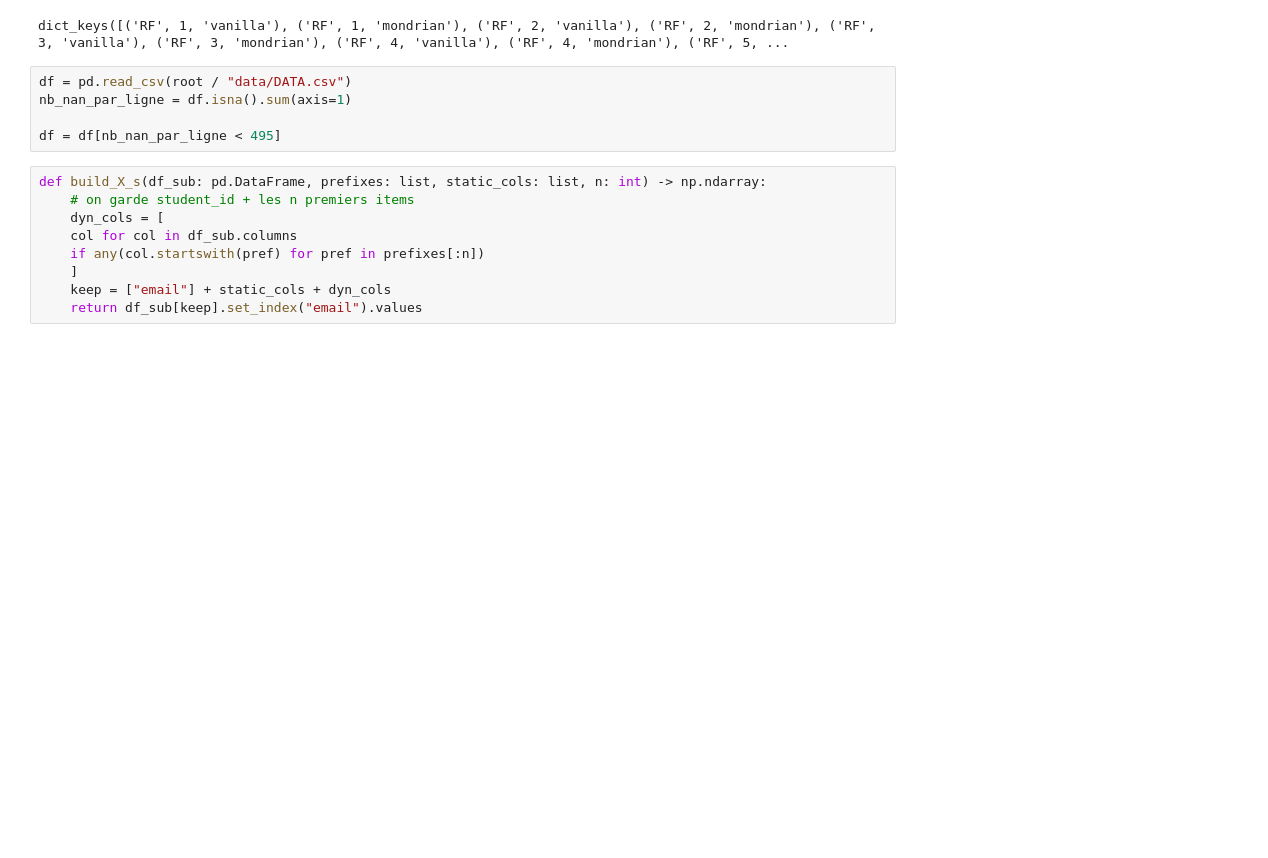
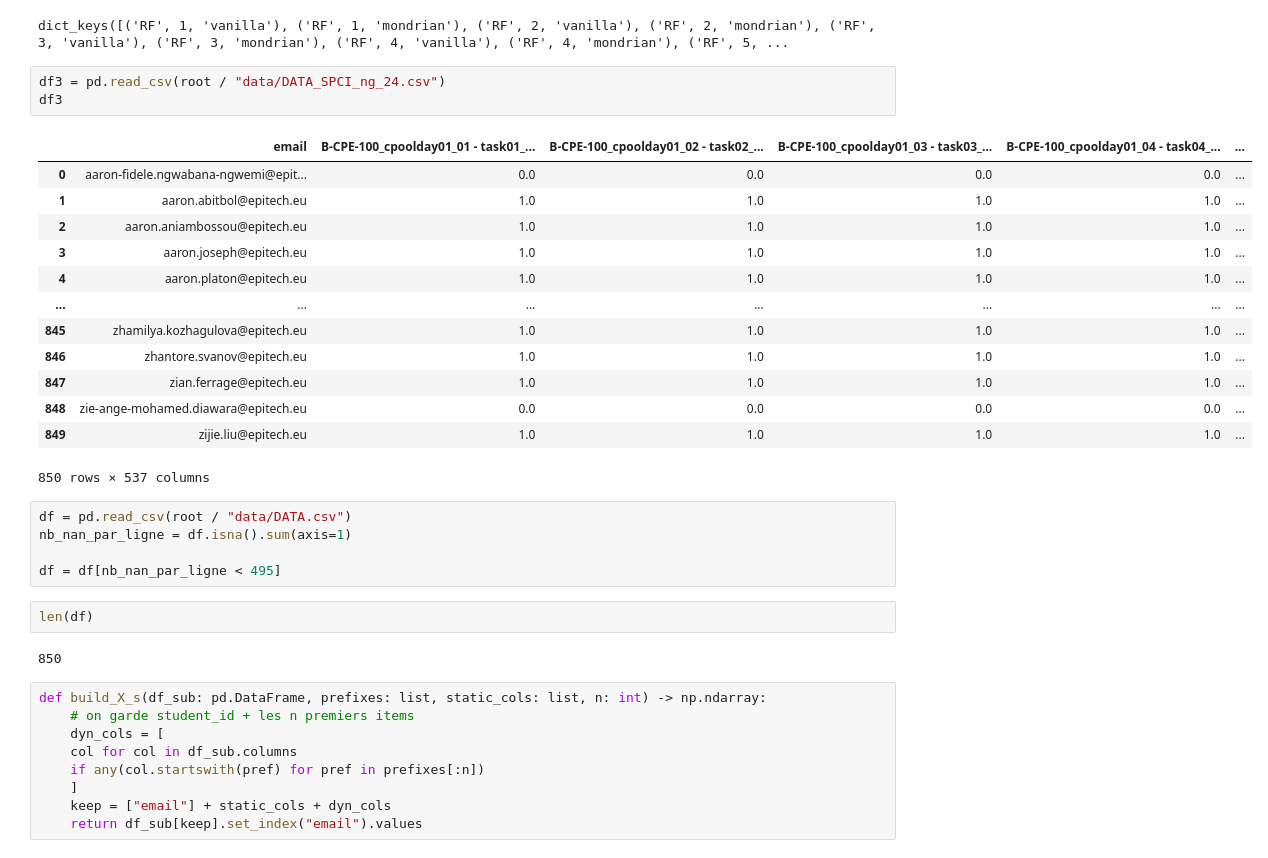
Before and after one commit to antoncrd/pedagogia-dropout-prediction_2025-2026, a Jupyter notebook: src/tests.ipynb, the cells around one changed output. Saved outputs shown, nothing was run; the diff lists cells and outputs as text; blank space fills up the shorter version.

```diff
--- a/src/tests.ipynb
+++ b/src/tests.ipynb
@@ -25,11 +190,32 @@ dict
 obj2.keys()
 # %% [output]
 dict_keys([('RF', 1, 'vanilla'), ('RF', 1, 'mondrian'), ('RF', 2, 'vanilla'), ('RF', 2, 'mondrian'), ('RF', 3, 'vanilla'), ('RF', 3, 'mondrian'), ('RF', 4, 'vanilla'), ('RF', 4, 'mondrian'), ('RF', 5, ...
+# %%
+df3 = pd.read_csv(root / "data/DATA_SPCI_ng_24.csv")
+df3
+# %% [output]
+|  | email | B-CPE-100_cpoolday01_01 - task01_... | B-CPE-100_cpoolday01_02 - task02_... | B-CPE-100_cpoolday01_03 - task03_... | B-CPE-100_cpoolday01_04 - task04_... | ... |
+| 0 | aaron-fidele.ngwabana-ngwemi@epit... | 0.0 | 0.0 | 0.0 | 0.0 | ... |
+| 1 | aaron.abitbol@epitech.eu | 1.0 | 1.0 | 1.0 | 1.0 | ... |
+| 2 | aaron.aniambossou@epitech.eu | 1.0 | 1.0 | 1.0 | 1.0 | ... |
+| 3 | aaron.joseph@epitech.eu | 1.0 | 1.0 | 1.0 | 1.0 | ... |
+| 4 | aaron.platon@epitech.eu | 1.0 | 1.0 | 1.0 | 1.0 | ... |
+| ... | ... | ... | ... | ... | ... | ... |
+| 845 | zhamilya.kozhagulova@epitech.eu | 1.0 | 1.0 | 1.0 | 1.0 | ... |
+| 846 | zhantore.svanov@epitech.eu | 1.0 | 1.0 | 1.0 | 1.0 | ... |
+| 847 | zian.ferrage@epitech.eu | 1.0 | 1.0 | 1.0 | 1.0 | ... |
+| 848 | zie-ange-mohamed.diawara@epitech.eu | 0.0 | 0.0 | 0.0 | 0.0 | ... |
+| 849 | zijie.liu@epitech.eu | 1.0 | 1.0 | 1.0 | 1.0 | ... |
+850 rows × 537 columns
 # %%
 df = pd.read_csv(root / "data/DATA.csv")
 nb_nan_par_ligne = df.isna().sum(axis=1)
 
 df = df[nb_nan_par_ligne < 495]
+# %%
+len(df)
+# %% [output]
+850
 # %%
 def build_X_s(df_sub: pd.DataFrame, prefixes: list, static_cols: list, n: int) -> np.ndarray:
     # on garde student_id + les n premiers items
```
Also changed, not shown: parts of 8 cells of this notebook, 1 other file.
